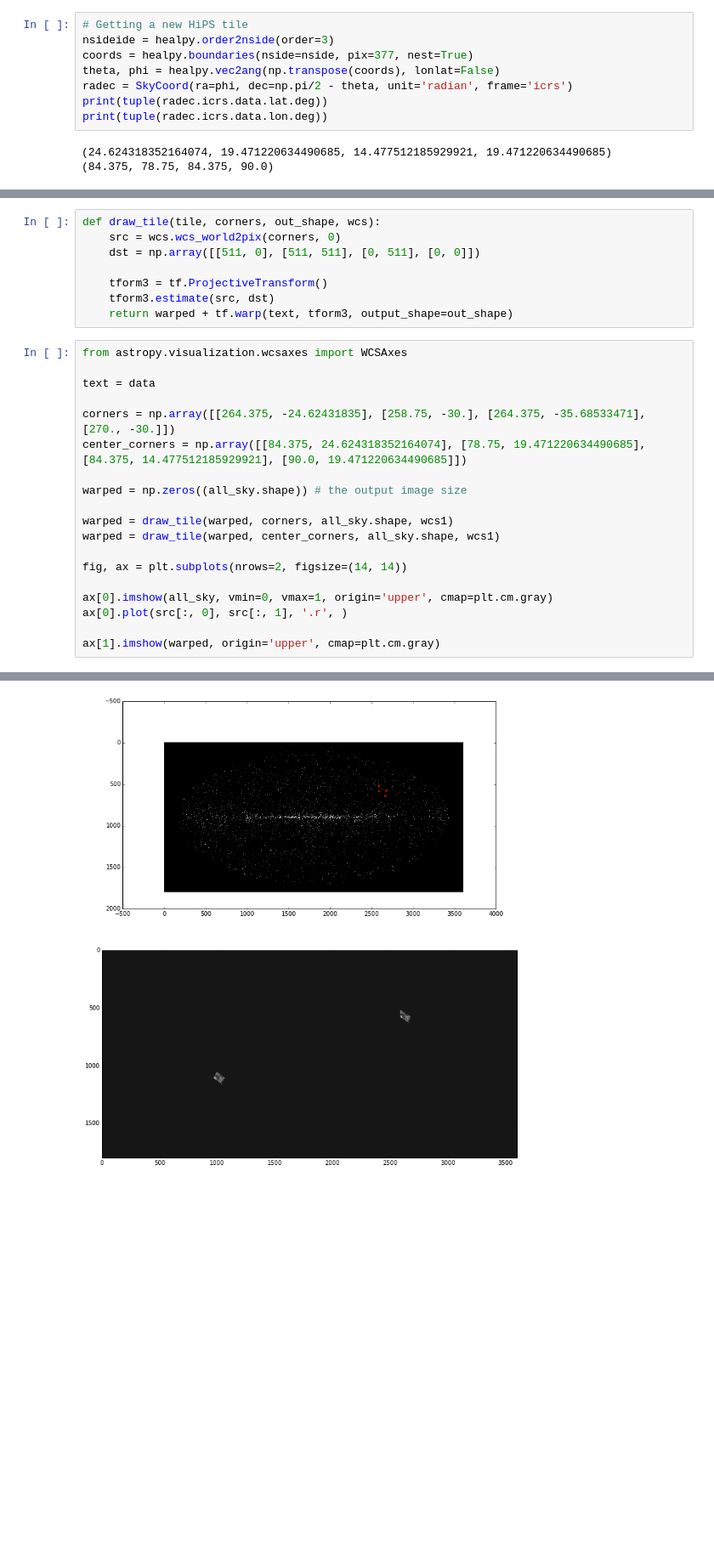
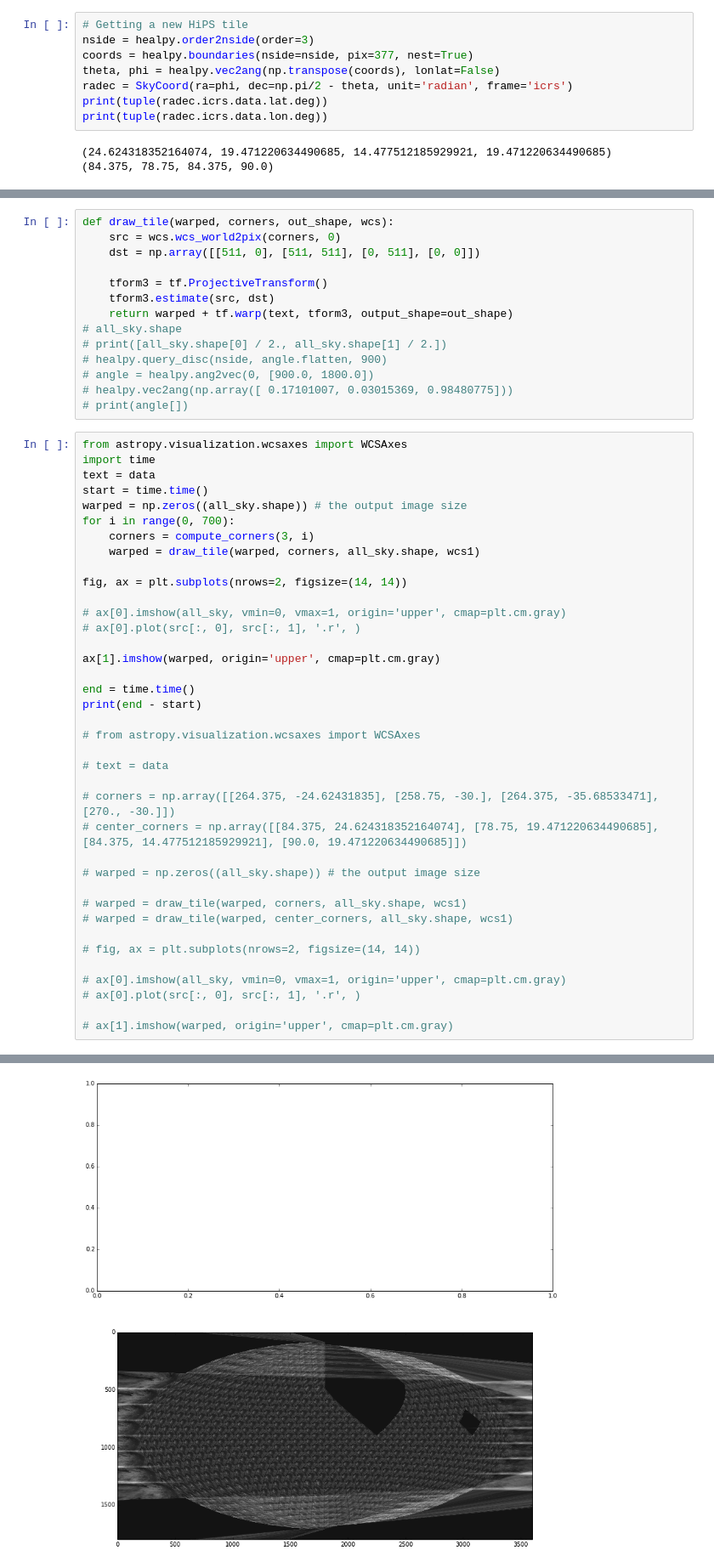
Before and after one commit to adl1995/HIPS-to-Py, a Jupyter notebook: examples/Affine and Projective transformation.ipynb, the cells around one changed output, grey strips where cells are left out. Shown at 85% size. Cells and saved outputs as stored; diff of their text form; blank space fills up the shorter version.

```diff
--- a/examples/Affine and Projective transformation.ipynb
+++ b/examples/Affine and Projective transformation.ipynb
@@ -59,7 +59,7 @@ WARNING: File may have been truncated: actual file length (527168) is smaller th
 [figure]
 # %%
 # Getting a new HiPS tile
-nsideide = healpy.order2nside(order=3)
+nside = healpy.order2nside(order=3)
 coords = healpy.boundaries(nside=nside, pix=377, nest=True)
 theta, phi = healpy.vec2ang(np.transpose(coords), lonlat=False)
 radec = SkyCoord(ra=phi, dec=np.pi/2 - theta, unit='radian', frame='icrs')
@@ -71,28 +90,53 @@ print(tuple(radec.icrs.data.lon.deg))
 # %%
-def draw_tile(tile, corners, out_shape, wcs):
+def draw_tile(warped, corners, out_shape, wcs):
     src = wcs.wcs_world2pix(corners, 0)
     dst = np.array([[511, 0], [511, 511], [0, 511], [0, 0]])
 
     tform3 = tf.ProjectiveTransform()
     tform3.estimate(src, dst)
     return warped + tf.warp(text, tform3, output_shape=out_shape)
+# all_sky.shape
+# print([all_sky.shape[0] / 2., all_sky.shape[1] / 2.])
+# healpy.query_disc(nside, angle.flatten, 900)
+# angle = healpy.ang2vec(0, [900.0, 1800.0])
+# healpy.vec2ang(np.array([ 0.17101007, 0.03015369, 0.98480775]))
+# print(angle[])
 # %%
 from astropy.visualization.wcsaxes import WCSAxes
-
+import time
 text = data
-
-corners = np.array([[264.375, -24.62431835], [258.75, -30.], [264.375, -35.68533471], [270., -30.]])
-center_corners = np.array([[84.375, 24.624318352164074], [78.75, 19.471220634490685], [84.375, 14.477512185929921], [90.0, 19.471220634490685]])
-
+start = time.time()
 warped = np.zeros((all_sky.shape)) # the output image size
-
-warped = draw_tile(warped, corners, all_sky.shape, wcs1)
-warped = draw_tile(warped, center_corners, all_sky.shape, wcs1)
+for i in range(0, 700):
+    corners = compute_corners(3, i)
+    warped = draw_tile(warped, corners, all_sky.shape, wcs1)
 
 fig, ax = plt.subplots(nrows=2, figsize=(14, 14))
 
-ax[0].imshow(all_sky, vmin=0, vmax=1, origin='upper', cmap=plt.cm.gray)
-ax[0].plot(src[:, 0], src[:, 1], '.r', )
+# ax[0].imshow(all_sky, vmin=0, vmax=1, origin='upper', cmap=plt.cm.gray)
+# ax[0].plot(src[:, 0], src[:, 1], '.r', )
 
 ax[1].imshow(warped, origin='upper', cmap=plt.cm.gray)
+
+end = time.time()
+print(end - start)
+
+# from astropy.visualization.wcsaxes import WCSAxes
+
+# text = data
+
+# corners = np.array([[264.375, -24.62431835], [258.75, -30.], [264.375, -35.68533471], [270., -30.]])
+# center_corners = np.array([[84.375, 24.624318352164074], [78.75, 19.471220634490685], [84.375, 14.477512185929921], [90.0, 19.471220634490685]])
+
+# warped = np.zeros((all_sky.shape)) # the output image size
+
+# warped = draw_tile(warped, corners, all_sky.shape, wcs1)
+# warped = draw_tile(warped, center_corners, all_sky.shape, wcs1)
+
+# fig, ax = plt.subplots(nrows=2, figsize=(14, 14))
+
+# ax[0].imshow(all_sky, vmin=0, vmax=1, origin='upper', cmap=plt.cm.gray)
+# ax[0].plot(src[:, 0], src[:, 1], '.r', )
+
+# ax[1].imshow(warped, origin='upper', cmap=plt.cm.gray)
 # %% [output]
@@ -100,4 +144,4 @@ ax[1].imshow(warped, origin='upper', cmap=plt.cm.gray)
-[figure, old version]
+[figure, new version]
 # %%
 import matplotlib.pyplot as plt
 
```
Also changed, not shown: parts of 3 cells of this notebook.
